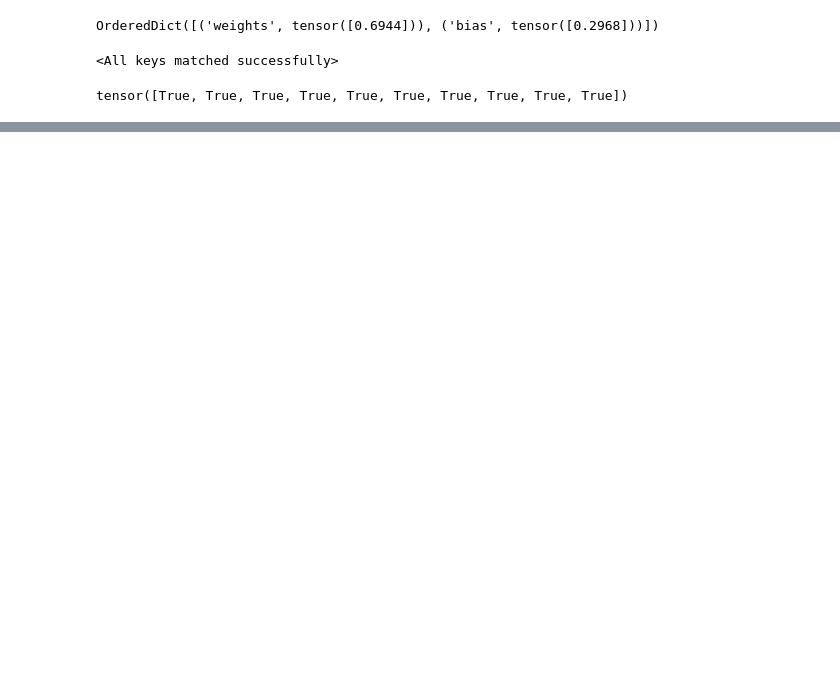
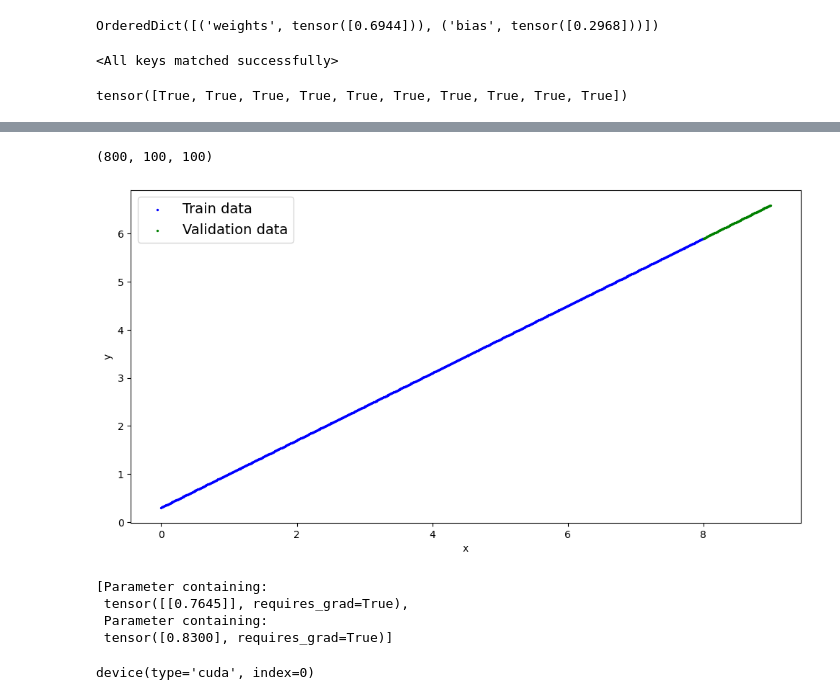
Before and after one commit to DinizMaths/PPGEEC2318_MACHINE_LEARNING, a Jupyter notebook: studies/pytorch/03_workflow.ipynb, the cells around one changed output, grey strips where cells are left out. Cells and saved outputs as stored; diff of their text form; code cells hidden in the pictures; blank space fills up the shorter version.

Commit message:
added all steps

```diff
--- a/studies/pytorch/03_workflow.ipynb
+++ b/studies/pytorch/03_workflow.ipynb
@@ -293,0 +304,50 @@ tensor([True, True, True, True, True, True, True, True, True, True])
+# %%
+weight = 0.7
+bias = 0.3
+
+start = 0
+end = 10
+step = 0.01
+
+X = torch.arange(start, end, step)
+y = weight * X + bias
+# %%
+train_size = int(0.8 * len(X))
+validation_size = int(0.1 * len(X))
+
+X_train = X[:train_size]
+y_train = y[:train_size]
+
+X_validation = X[train_size:train_size + validation_size]
+y_validation = y[train_size:train_size + validation_size]
+
+X_test = X[train_size + validation_size:]
+y_test = y[train_size + validation_size:]
+# %%
+len(X_train), len(X_validation), len(X_test)
+# %% [output]
+(800, 100, 100)
+# %%
+def plot_predictions(
+    train_data=X_train,
+    train_labels=y_train,
+    validation_data=X_validation,
+    validation_labels=y_validation,
+    predictions=None
+):
+    plt.figure(figsize=(12, 6))
+
+    plt.scatter(train_data, train_labels, c='b', s=2, label="Train data")
+    plt.scatter(validation_data, validation_labels, c='g', s=2, label="Validation data")
+
+    if predictions is not None:
+        plt.scatter(validation_data, predictions, c='r', s=2, label="Predictions")
+
+    plt.xlabel("x")
+    plt.ylabel("y")
+    plt.legend(prop={"size": 14})
+    plt.show()
+# %%
+plot_predictions()
+# %% [output]
+[figure, added]
@@ -293,0 +367,16 @@ tensor([True, True, True, True, True, True, True, True, True, True])
+# %%
+torch.manual_seed(42)
+
+model_1 = LinearRegressionModelV2()
+
+list(model_1.parameters())
+# %% [output]
+[Parameter containing:
+ tensor([[0.7645]], requires_grad=True),
+ Parameter containing:
+ tensor([0.8300], requires_grad=True)]
+# %%
+model_1.to(device)
+next(model_1.parameters()).device
+# %% [output]
+device(type='cuda', index=0)
```
Also changed, not shown: parts of 9 cells of this notebook.
